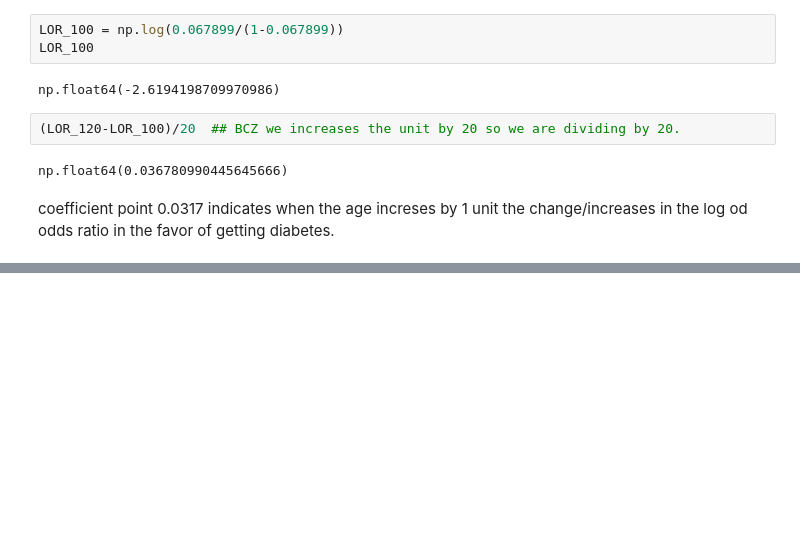
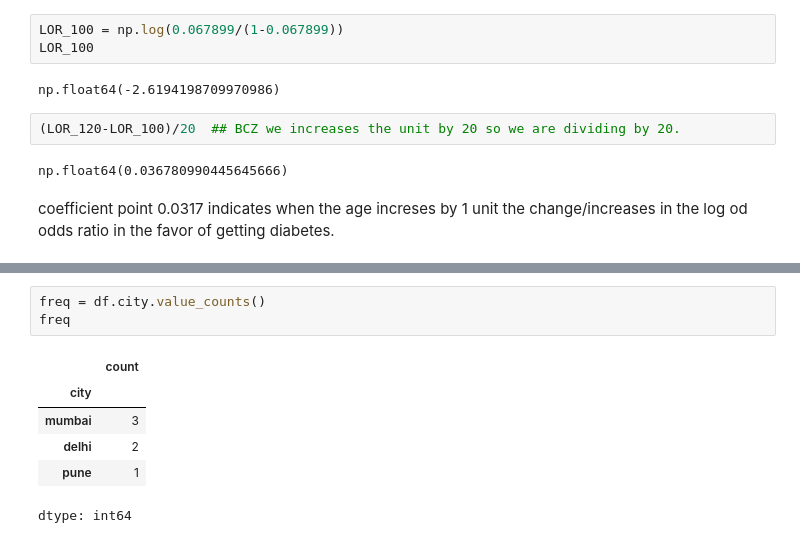
Before and after one commit to devdatta1429/BDA_Assignments, a Jupyter notebook: PML/Day_19_06_06.ipynb, the cells around one changed output, grey strips where cells are left out. Drawn from its saved outputs; the diff is of its cells as text; blank space fills up the shorter version.

```diff
--- a/PML/Day_19_06_06.ipynb
+++ b/PML/Day_19_06_06.ipynb
@@ -181,0 +265,10 @@ coefficient point 0.0317 indicates when the age increses by 1 unit the change/in
+# %%
+freq = df.city.value_counts()
+freq
+# %% [output]
+|  | count |
+| city |  |
+| mumbai | 3 |
+| delhi | 2 |
+| pune | 1 |
+dtype: int64
```
Also changed, not shown: parts of 12 cells of this notebook.
